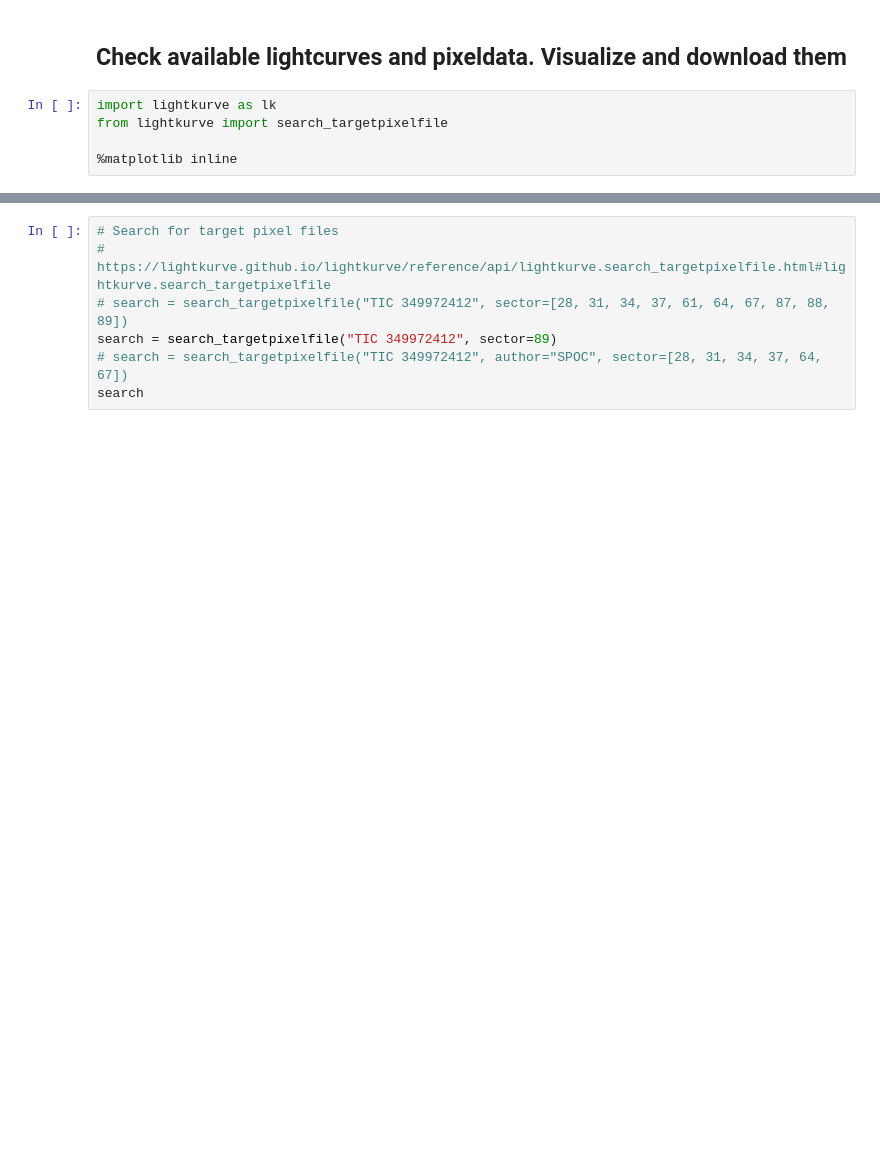
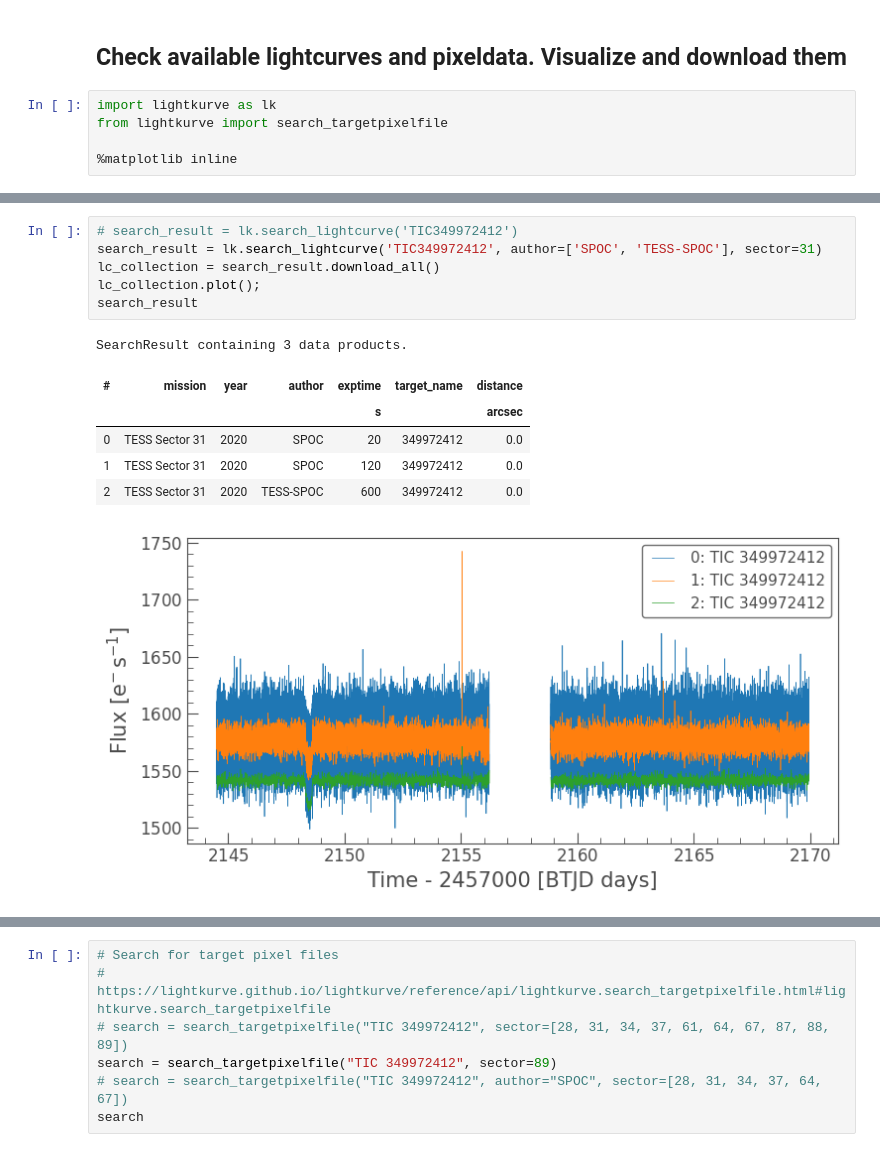
Before and after one commit to lichtgestalter/curvesimulator, a Jupyter notebook: evaluation/get_flux_data.ipynb, the cells around one changed output, grey strips where cells are left out. Drawn from its saved outputs; the diff is of its cells as text; blank space fills up the shorter version.

```diff
--- a/evaluation/get_flux_data.ipynb
+++ b/evaluation/get_flux_data.ipynb
@@ -22,0 +38,14 @@ SearchResult containing 2 data products.
+# %%
+# search_result = lk.search_lightcurve('TIC349972412')
+search_result = lk.search_lightcurve('TIC349972412', author=['SPOC', 'TESS-SPOC'], sector=31)
+lc_collection = search_result.download_all()
+lc_collection.plot();
+search_result
+# %% [output]
+SearchResult containing 3 data products.
+| # | mission | year | author | exptime | target_name | distance |
+|  |  |  |  | s |  | arcsec |
+| 0 | TESS Sector 31 | 2020 | SPOC | 20 | 349972412 | 0.0 |
+| 1 | TESS Sector 31 | 2020 | SPOC | 120 | 349972412 | 0.0 |
+| 2 | TESS Sector 31 | 2020 | TESS-SPOC | 600 | 349972412 | 0.0 |
+[figure, added]
```
Also changed, not shown: parts of 5 cells of this notebook, 1 other file.
